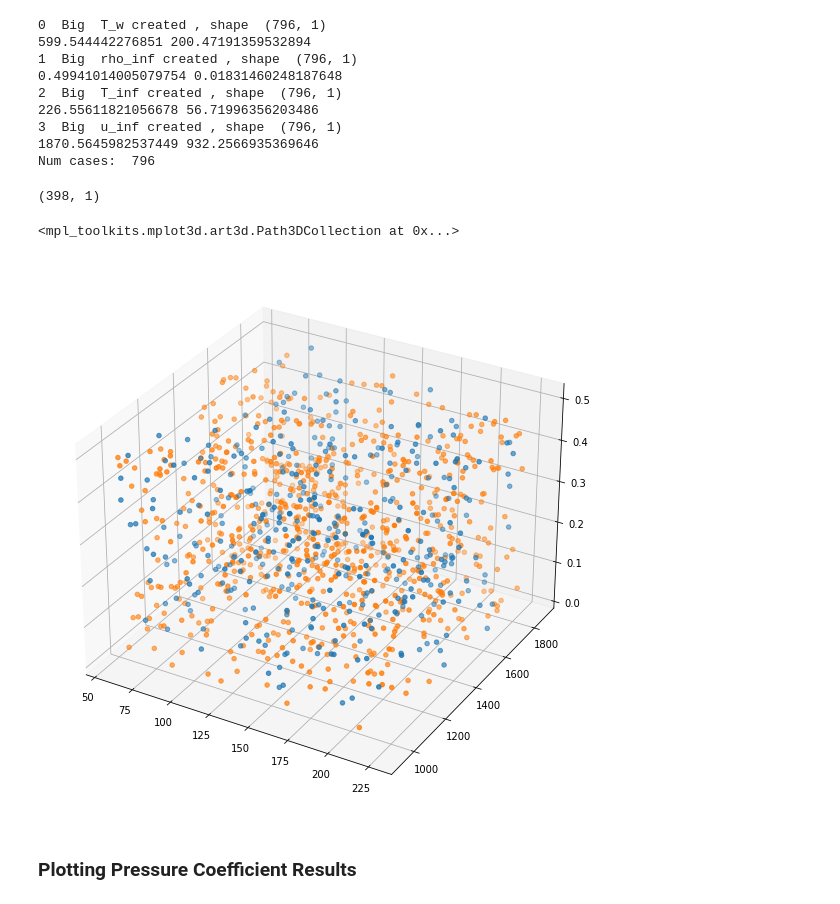
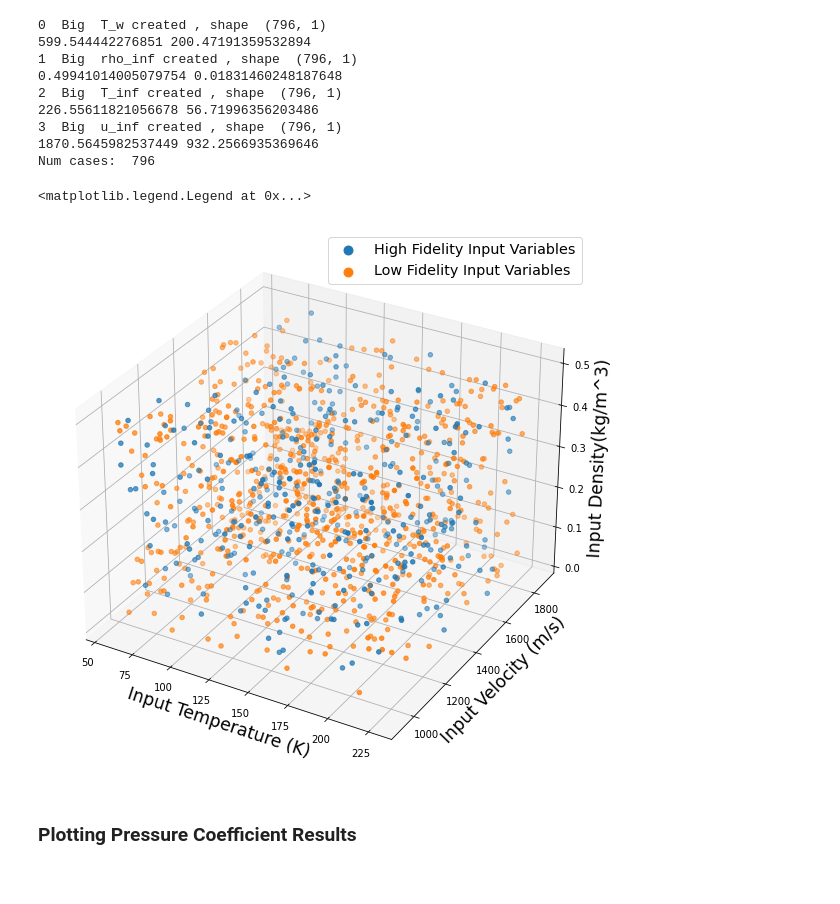
Before and after one commit to AmosJoseph/multifidelitymodeling, a Jupyter notebook: MF_SurrogateModel_20220516.ipynb, the cells around one changed output. Cells and saved outputs as stored; diff of their text form; code cells hidden in the pictures.

Commit message:
input space sampling plots

```diff
--- a/MF_SurrogateModel_20220516.ipynb
+++ b/MF_SurrogateModel_20220516.ipynb
@@ -3380,22 +3380,19 @@ print('Num cases: ', str(numCases))
 3  Big  u_inf created , shape  (796, 1)
 1870.5645982537449 932.2566935369646
 Num cases:  796
-# %%
-inputTemperature.shape
-# %% [output]
-(398, 1)
 # %%
-from cProfile import label
-
-
 plt.rcParams["figure.figsize"] = (10,10)
 fig = plt.figure()
 ax = fig.add_subplot(projection='3d')
 ax.scatter(inputTemperature,inputVelocity,inputDensity, label = 'High Fidelity Input Variables')
 ax.scatter(T_inf,u_inf, rho_inf, label = 'Low Fidelity Input Variables ')
+ax.set_xlabel('Input Temperature (K)')
+ax.set_ylabel('Input Velocity (m/s)')
+ax.set_zlabel('Input Density(kg/m^3)')
+ax.legend(fontsize="x-large", markerscale=2.)
 # %% [output]
-<mpl_toolkits.mplot3d.art3d.Path3DCollection at 0x...>
+<matplotlib.legend.Legend at 0x...>
-[figure, old version]
+[figure, new version]
 # %%
 a_inf = np.sqrt(gamma*R_specific*T_inf)
 M_inf = u_inf/a_inf
```
Also changed, not shown: 1 other file.
